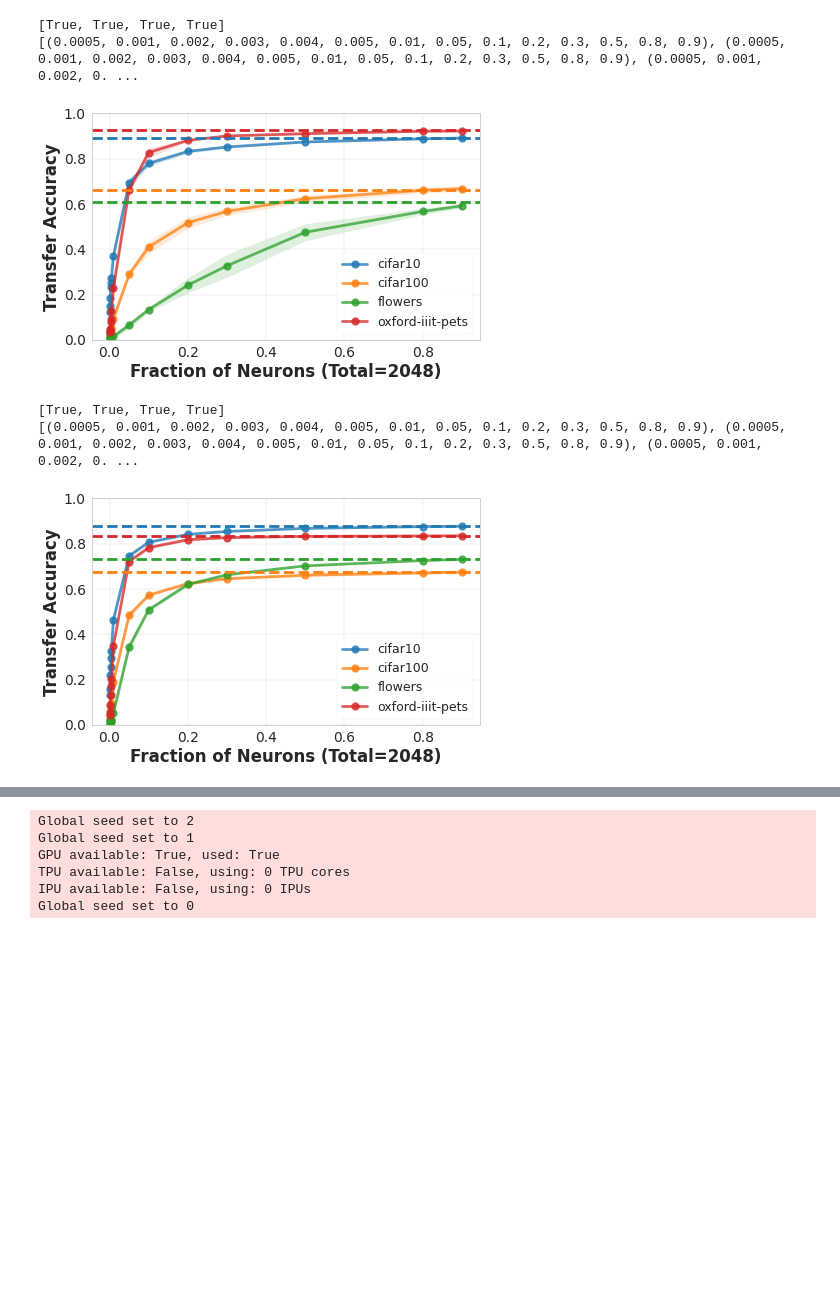
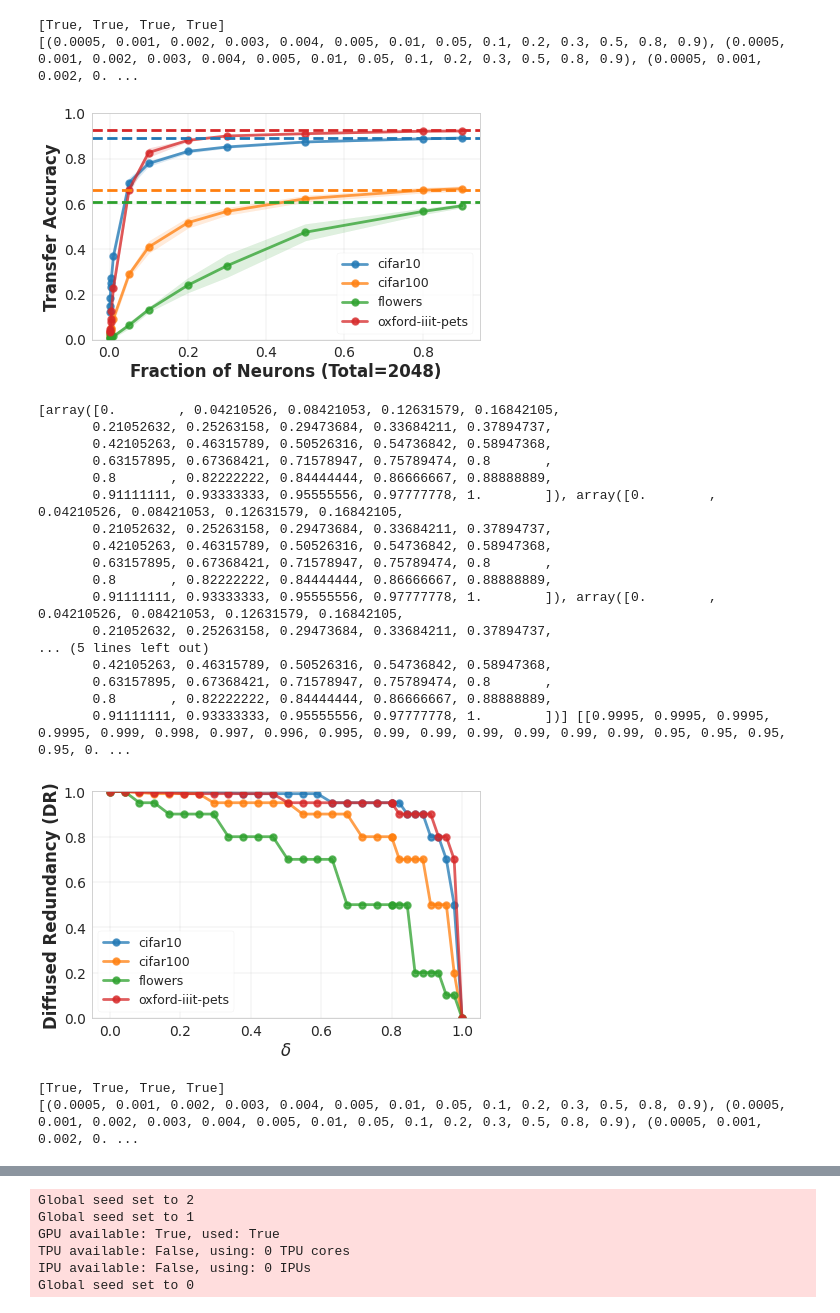
Before and after one commit to nvedant07/invariances_in_reps, a Jupyter notebook: partially_inverted_reps/transfer_comparison.ipynb, the cells around one changed output, grey strips where cells are left out. Drawn from its saved outputs; the diff is of its cells as text; code cells hidden in the pictures; blank space fills up the shorter version.

```diff
--- a/partially_inverted_reps/transfer_comparison.ipynb
+++ b/partially_inverted_reps/transfer_comparison.ipynb
@@ -218,6 +218,20 @@ def results(model, source_dataset, FRACTIONS_OR_NUMBERS=None):
     out.upload_results(['{}/{}/{}'.format(plt_hp.RESULTS_FOLDER_NAME, 'transfer_analysis', source_dataset)],
         'results', SERVER_PROJECT_PATH, '.png')
     return model_to_frac_wise_test
+# %%
+def estimate_dr(fractions, corresponding_accs, delta):
+    '''
+    fractions: a list of fractions (will be sorted)
+    corresponding_accs: a list of lists where each list contains accuracy along multiple random seeds
+    delta: what fraction of full layer accuracy do you want from the fraction
+    '''
+    fractions, corresponding_accs = list(zip(*sorted(zip(fractions, corresponding_accs),
+                                                     key=lambda x: x[0])))
+    full_acc = np.mean(corresponding_accs[-1])
+    ratios = np.array([])
+    for fr, accs in zip(fractions, corresponding_accs):
+        ratios = np.append(ratios, np.mean(accs) / full_acc)
+    return 1 - fractions[np.argmin(np.abs(ratios - delta))]
 # %%
 SOURCE_DATASET = 'imagenet'
 MODEL = 'resnet50'
@@ -346,33 +360,67 @@ For 0.9, acc: 0.6745000034570694 +/- 0.00511223799635673
 ... (5 outputs left out)
 # %%
+deltas = np.concatenate((np.linspace(0.,0.8,20), np.linspace(0.8,1.,10)))
 for append in CHECKPOINT_PATHS['resnet50'].keys():
     all_x_vals, all_y_vals, all_full_accs = [], [], []
+    all_dr_vals = []
     for ft_ds in FINETUNING_DATASETS:
         x, y = list(zip(*sorted(
             resnet50_to_fracwise_accs[f'resnet50-{append}-{ft_ds}'].items(), key=lambda i:i[0])))
         all_full_accs.append(y[-1])
         all_x_vals.append(x[:-1])
         all_y_vals.append(y[:-1])
+        all_dr_vals.append([estimate_dr(x, y, delta) for delta in deltas])
+
     all_y_means = [[np.mean(_y) for _y in y_vals] for y_vals in all_y_vals]
     print ([len(all_y_means[i]) == len(all_x_vals[i]) for i in range(len(all_x_vals))])
     plt_hp.line_plot(
         [[np.mean(_y) for _y in y_vals] for y_vals in all_y_vals],
         'Fraction of Neurons (Total=2048)', 'Transfer Accuracy', '',
         subfolder=SOURCE_DATASET, filename=f'{MODEL}_allds_bs_{FINETUNE_BS}_{append}_{FINETUNE_MODE}',
         extension='png', x_vals=all_x_vals, legend_vals=FINETUNING_DATASETS, vertical_line=None,
         horizontal_lines=[np.mean(full_acc) for full_acc in all_full_accs],
         horizontal_lines_err=[np.std(full_acc) for full_acc in all_full_accs],
         colors=plt_hp.COLORS[:len(FINETUNING_DATASETS)] * 2,
         linestyles=['-']*len(FINETUNING_DATASETS) + [':']*len(FINETUNING_DATASETS),
         y_lims=(0.,1.), root_dir='.', paper_friendly_plots=True,
         plot_inside=True, legend_location='best', savefig=True, figsize=(10,6),
         marker=[True] * len(FINETUNING_DATASETS) + [False] * len(FINETUNING_DATASETS),
         results_subfolder_name='transfer_analysis', grid_spacing=None,
         y_err=[[np.std(_y) for _y in y_vals] for y_vals in all_y_vals], legend_ncol=None)
+    plt_hp.line_plot(
+        all_dr_vals,
+        r'$\delta$', 'Diffused Redundancy (DR)', '',
+        subfolder=SOURCE_DATASET, filename=f'{MODEL}_allds_{append}_{FINETUNE_MODE}_diffused_redundancy',
+        extension='png', x_vals=[deltas] * len(all_dr_vals),
+        legend_vals=FINETUNING_DATASETS, vertical_line=None,
+        colors=plt_hp.COLORS[:len(FINETUNING_DATASETS)],
+        linestyles=['-']*len(FINETUNING_DATASETS),
+        y_lims=(0.,1.), root_dir='.', paper_friendly_plots=True,
+        plot_inside=True, legend_location='best', savefig=True, figsize=(10,6),
+        marker=[True] * len(FINETUNING_DATASETS) + [False] * len(FINETUNING_DATASETS),
+        results_subfolder_name='transfer_analysis', grid_spacing=None,
+        y_err=None, legend_ncol=None)
 # %% [output]
 [True, True, True, True]
 [(0.0005, 0.001, 0.002, 0.003, 0.004, 0.005, 0.01, 0.05, 0.1, 0.2, 0.3, 0.5, 0.8, 0.9), (0.0005, 0.001, 0.002, 0.003, 0.004, 0.005, 0.01, 0.05, 0.1, 0.2, 0.3, 0.5, 0.8, 0.9), (0.0005, 0.001, 0.002, 0. ...
 [figure]
-[True, True, True, True]
-[(0.0005, 0.001, 0.002, 0.003, 0.004, 0.005, 0.01, 0.05, 0.1, 0.2, 0.3, 0.5, 0.8, 0.9), (0.0005, 0.001, 0.002, 0.003, 0.004, 0.005, 0.01, 0.05, 0.1, 0.2, 0.3, 0.5, 0.8, 0.9), (0.0005, 0.001, 0.002, 0. ...
+[array([0.        , 0.04210526, 0.08421053, 0.12631579, 0.16842105,
+       0.21052632, 0.25263158, 0.29473684, 0.33684211, 0.37894737,
+       0.42105263, 0.46315789, 0.50526316, 0.54736842, 0.58947368,
+       0.63157895, 0.67368421, 0.71578947, 0.75789474, 0.8       ,
+       0.8       , 0.82222222, 0.84444444, 0.86666667, 0.88888889,
+       0.91111111, 0.93333333, 0.95555556, 0.97777778, 1.        ]), array([0.        , 0.04210526, 0.08421053, 0.12631579, 0.16842105,
+       0.21052632, 0.25263158, 0.29473684, 0.33684211, 0.37894737,
+       0.42105263, 0.46315789, 0.50526316, 0.54736842, 0.58947368,
+       0.63157895, 0.67368421, 0.71578947, 0.75789474, 0.8       ,
+       0.8       , 0.82222222, 0.84444444, 0.86666667, 0.88888889,
+       0.91111111, 0.93333333, 0.95555556, 0.97777778, 1.        ]), array([0.        , 0.04210526, 0.08421053, 0.12631579, 0.16842105,
+       0.21052632, 0.25263158, 0.29473684, 0.33684211, 0.37894737,
+... (5 lines left out)
+       0.42105263, 0.46315789, 0.50526316, 0.54736842, 0.58947368,
+       0.63157895, 0.67368421, 0.71578947, 0.75789474, 0.8       ,
+       0.8       , 0.82222222, 0.84444444, 0.86666667, 0.88888889,
+       0.91111111, 0.93333333, 0.95555556, 0.97777778, 1.        ])] [[0.9995, 0.9995, 0.9995, 0.9995, 0.999, 0.998, 0.997, 0.996, 0.995, 0.99, 0.99, 0.99, 0.99, 0.99, 0.99, 0.95, 0.95, 0.95, 0.95, 0. ...
-[figure, old version]
+[figure, new version]
+[True, True, True, True]
+[(0.0005, 0.001, 0.002, 0.003, 0.004, 0.005, 0.01, 0.05, 0.1, 0.2, 0.3, 0.5, 0.8, 0.9), (0.0005, 0.001, 0.002, 0.003, 0.004, 0.005, 0.01, 0.05, 0.1, 0.2, 0.3, 0.5, 0.8, 0.9), (0.0005, 0.001, 0.002, 0. ...
```
Also changed, not shown: parts of 2 cells of this notebook, 10 other files.
